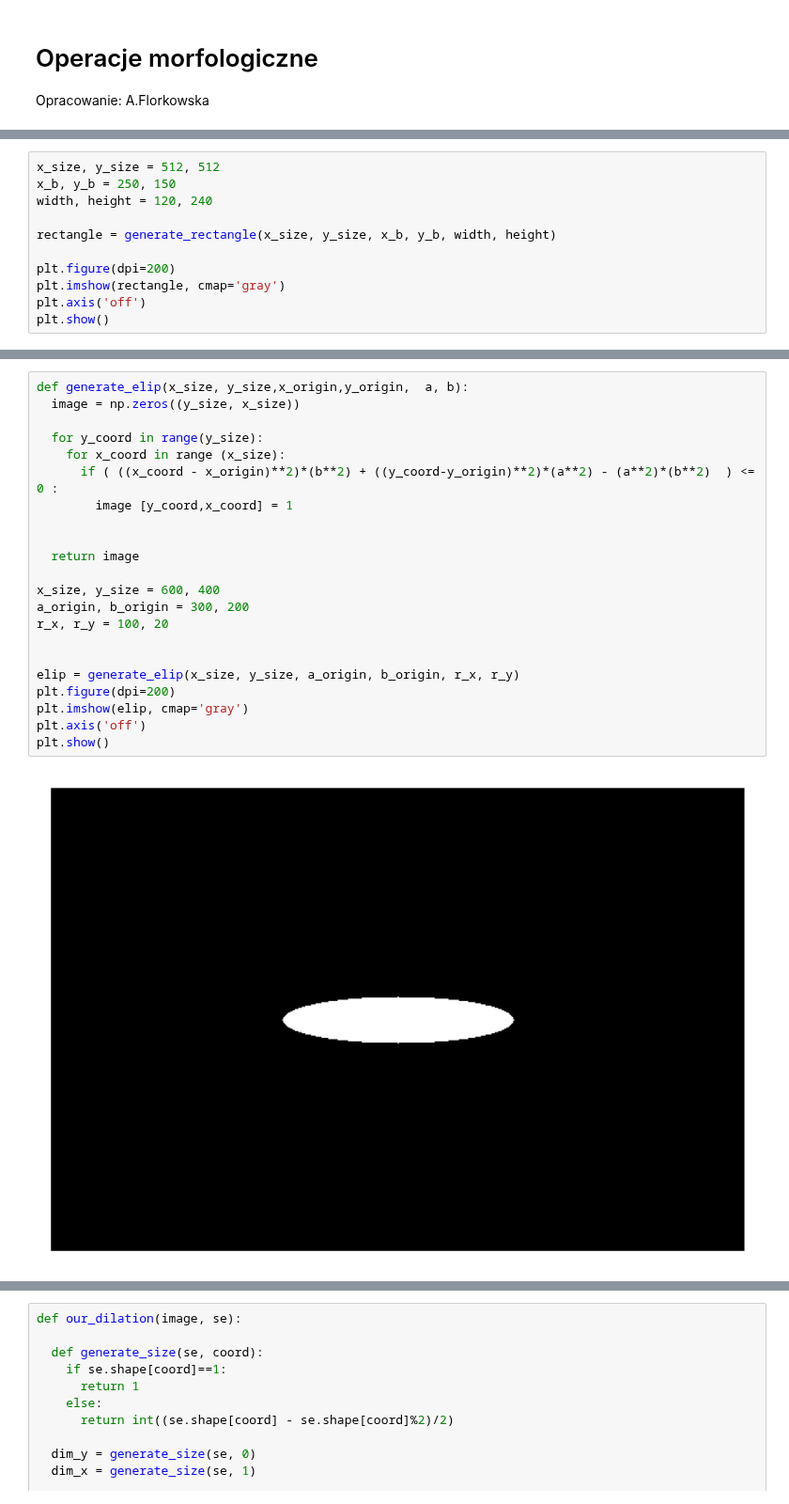
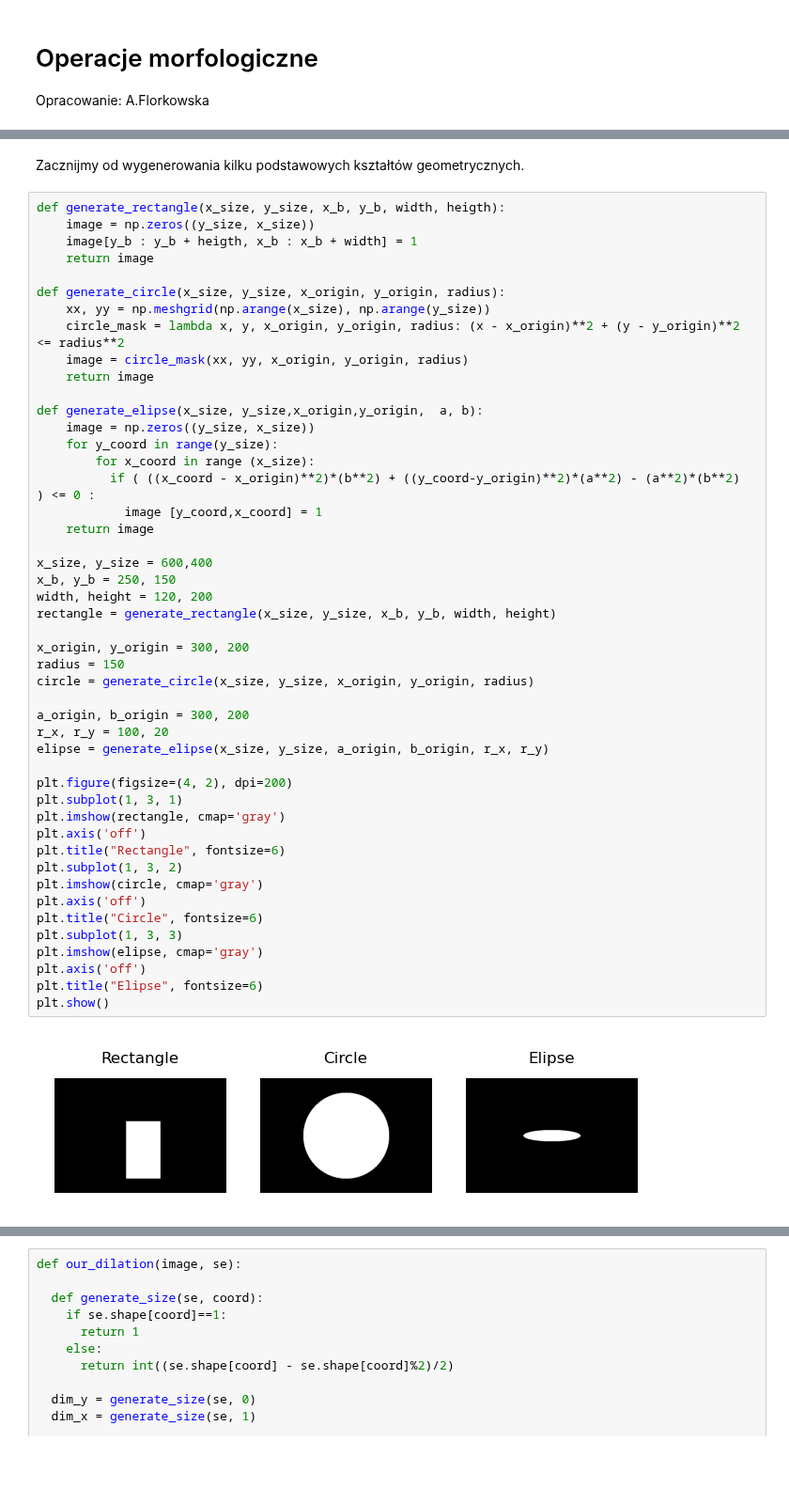
Before and after one commit to aflorkowska/Image-Processing, a Jupyter notebook: PL/5_Operacje morfologiczne.ipynb, the cells around one changed output, grey strips where cells are left out. Shown at 94% size. Drawn from its saved outputs; the diff is of its cells as text; blank space fills up the shorter version.

```diff
--- a/PL/5_Operacje morfologiczne.ipynb
+++ b/PL/5_Operacje morfologiczne.ipynb
@@ -13,11 +12,0 @@ import scipy.ndimage as nd
-# %%
-x_size, y_size = 512, 512
-x_b, y_b = 250, 150
-width, height = 120, 240
-
-rectangle = generate_rectangle(x_size, y_size, x_b, y_b, width, height)
-
-plt.figure(dpi=200)
-plt.imshow(rectangle, cmap='gray')
-plt.axis('off')
-plt.show()
@@ -50,24 +58,51 @@ plt.show()
+# %% [markdown]
+Zacznijmy od wygenerowania kilku podstawowych kształtów geometrycznych.
 # %%
-def generate_elip(x_size, y_size,x_origin,y_origin,  a, b):
-  image = np.zeros((y_size, x_size))
+def generate_rectangle(x_size, y_size, x_b, y_b, width, heigth):
+    image = np.zeros((y_size, x_size))
+    image[y_b : y_b + heigth, x_b : x_b + width] = 1
+    return image
 
-  for y_coord in range(y_size):
-    for x_coord in range (x_size):
-      if ( ((x_coord - x_origin)**2)*(b**2) + ((y_coord-y_origin)**2)*(a**2) - (a**2)*(b**2)  ) <= 0 :
-        image [y_coord,x_coord] = 1
+def generate_circle(x_size, y_size, x_origin, y_origin, radius):
+    xx, yy = np.meshgrid(np.arange(x_size), np.arange(y_size))
+    circle_mask = lambda x, y, x_origin, y_origin, radius: (x - x_origin)**2 + (y - y_origin)**2 <= radius**2
+    image = circle_mask(xx, yy, x_origin, y_origin, radius)
+    return image
 
+def generate_elipse(x_size, y_size,x_origin,y_origin,  a, b):
+    image = np.zeros((y_size, x_size))
+    for y_coord in range(y_size):
+        for x_coord in range (x_size):
+          if ( ((x_coord - x_origin)**2)*(b**2) + ((y_coord-y_origin)**2)*(a**2) - (a**2)*(b**2)  ) <= 0 :
+            image [y_coord,x_coord] = 1
+    return image
 
-  return image
+x_size, y_size = 600,400
+x_b, y_b = 250, 150
+width, height = 120, 200
+rectangle = generate_rectangle(x_size, y_size, x_b, y_b, width, height)
 
-x_size, y_size = 600, 400
+x_origin, y_origin = 300, 200
+radius = 150
+circle = generate_circle(x_size, y_size, x_origin, y_origin, radius)
+
 a_origin, b_origin = 300, 200
 r_x, r_y = 100, 20
+elipse = generate_elipse(x_size, y_size, a_origin, b_origin, r_x, r_y)
 
-
-elip = generate_elip(x_size, y_size, a_origin, b_origin, r_x, r_y)
-plt.figure(dpi=200)
-plt.imshow(elip, cmap='gray')
+plt.figure(figsize=(4, 2), dpi=200)
+plt.subplot(1, 3, 1)
+plt.imshow(rectangle, cmap='gray')
 plt.axis('off')
+plt.title("Rectangle", fontsize=6)
+plt.subplot(1, 3, 2)
+plt.imshow(circle, cmap='gray')
+plt.axis('off')
+plt.title("Circle", fontsize=6)
+plt.subplot(1, 3, 3)
+plt.imshow(elipse, cmap='gray')
+plt.axis('off')
+plt.title("Elipse", fontsize=6)
 plt.show()
 # %% [output]
-[figure, old version]
+[figure, new version]
```
Also changed, not shown: parts of 18 cells of this notebook.
